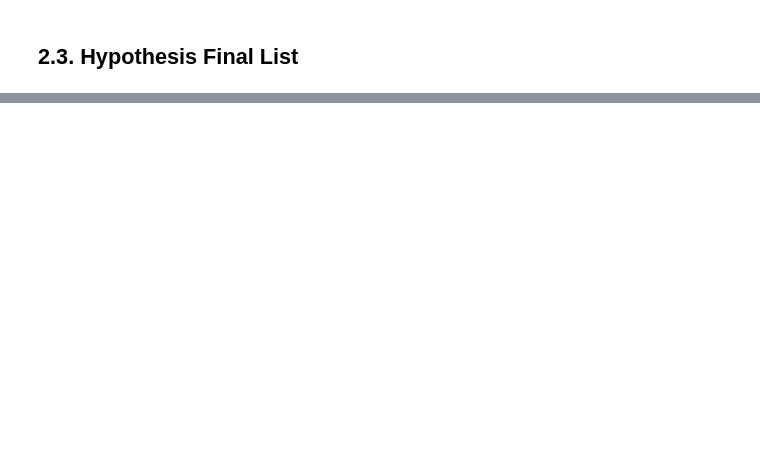
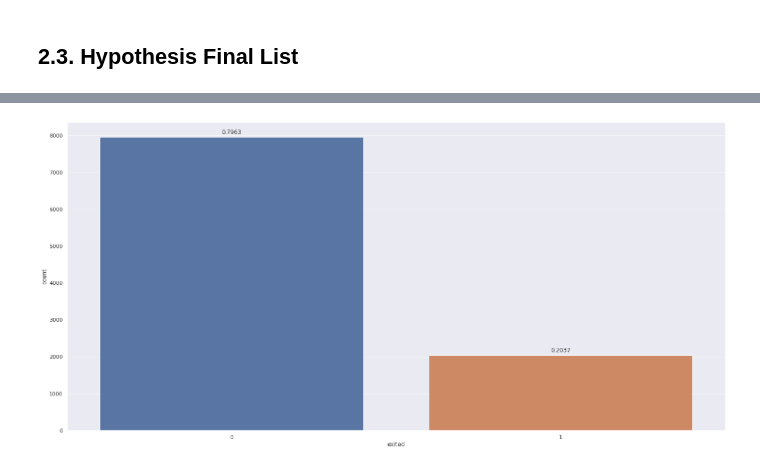
Before and after one commit to tadeucbm/churn_predict, a Jupyter notebook: notebooks/c1_churn_predict.ipynb, the cells around one changed output, grey strips where cells are left out. Drawn from its saved outputs; the diff is of its cells as text; code cells hidden in the pictures; blank space fills up the shorter version.

```diff
--- a/notebooks/c1_churn_predict.ipynb
+++ b/notebooks/c1_churn_predict.ipynb
@@ -27,14 +27,28 @@ def jupyter_settings():
 # Plot categorical attributes with annot
 def plot_cat(att, annot=True):
 
-    splot = sns.countplot(x = cat_attributes[att])
-
+    splot = sns.countplot(x = att)
+    total = 0
     if annot == True:
         for p in splot.patches:
-            splot.annotate(format(p.get_height(), '.2f'),
+            total += p.get_height()
+
+        for p in splot.patches:
+            splot.annotate(format(p.get_height()/total, '.4f'),
                           (p.get_x() + p.get_width() / 2., p.get_height()),
                            ha = 'center', va = 'center', xytext = (0, 10),
                            textcoords = 'offset points')
+
+# Plot histogram and boxplot to univariate analysis
+def plot_dist(att, bins='auto', title=None):
+    grid = plt.GridSpec(2, 1)
+
+    plt.subplot(grid[0, 0])
+    sns.histplot(x = att, bins=bins)
+    plt.title(title)
+
+    plt.subplot(grid[1, 0])
+    sns.boxplot(x = att)
 # %%
 jupyter_settings()
 # %% [markdown]
@@ -266,0 +317,12 @@ Image(img_url)
+# %%
+# percentage of life the person is a customer
+df2['perc_tenure'] = df2['tenure'] / df2['age']
+
+# comparison between score and money account
+df2['score_account'] = df2['balance'] / df2['credit_score']
+
+# creating classes for the score
+df2['score_class'] = df2['credit_score'].apply(lambda x: 'high_risk' if x < 500 else
+                                                         'med_risk' if x >= 500 and x < 700 else
+                                                         'low_risk' if x >= 700 and x < 800 else
+                                                         'very_low_risk')
@@ -266,0 +331,2 @@ Image(img_url)
+# %%
+df3 = df2.copy()
@@ -266,0 +340,4 @@ Image(img_url)
+# %%
+plot_cat(df3['exited'])
+# %% [output]
+[figure, added]
```
Also changed, not shown: parts of 26 cells of this notebook.
